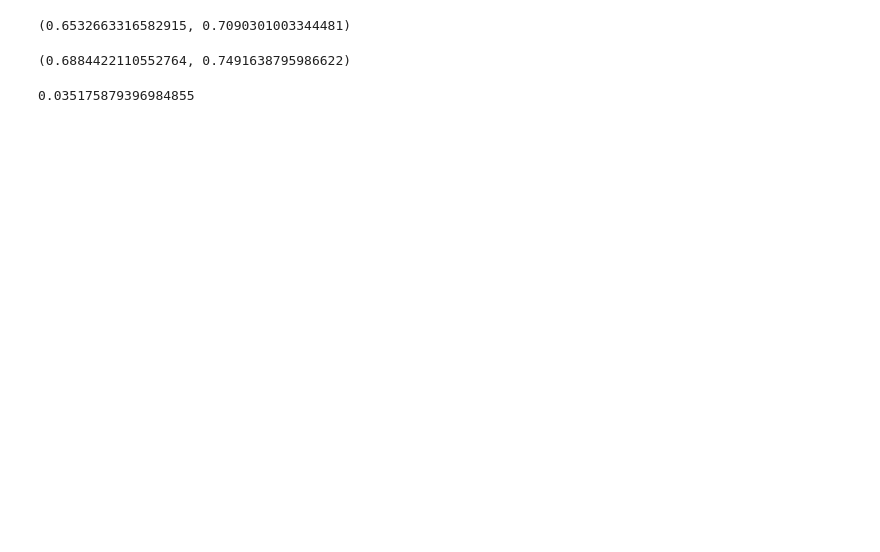
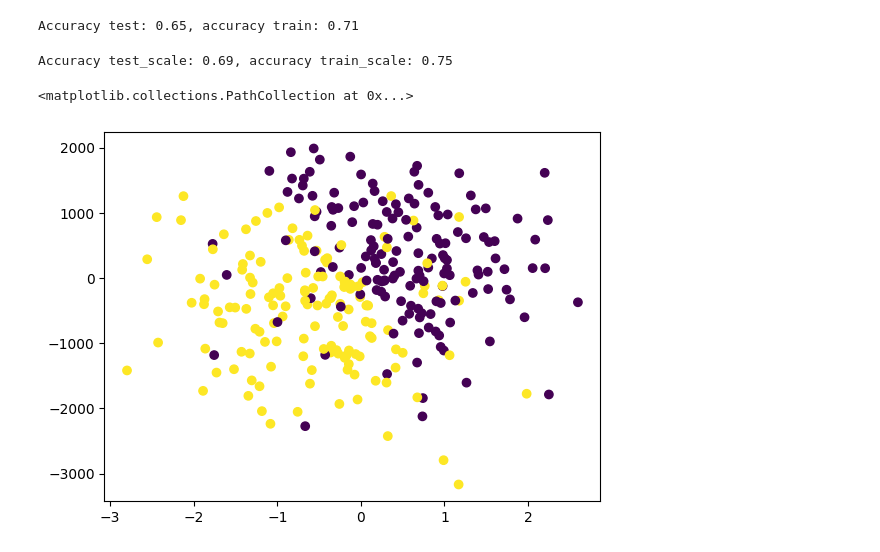
Before and after one commit to AlexeyTri/Home_work_NN, a Jupyter notebook: HomeWork_5.ipynb, the cells around one changed output. Saved outputs shown, nothing was run; the diff lists cells and outputs as text; code cells hidden in the pictures; blank space fills up the shorter version.

```diff
--- a/HomeWork_5.ipynb
+++ b/HomeWork_5.ipynb
@@ -17,24 +33,26 @@ X_test_load = pd.read_csv("https://raw.githubusercontent.com/AlexeyTri/Home_work
 # %%
-y_train = X_train_load.iloc[:, 0]
-y_test = X_test_load.iloc[:, 0]
+y_train = X_train_load.iloc[:, 0].values
+y_test = X_test_load.iloc[:, 0].values
 X_train = X_train_load.iloc[:, 1:].values
 X_test = X_test_load.iloc[:, 1:].values
 # %%
 perceptron = Perceptron(random_state=241)
 perceptron.fit(X_train, y_train)
-accuracy_score(y_test, perceptron.predict(X_test)), accuracy_score(y_train, perceptron.predict(X_train))
+acc_test = np.round(accuracy_score(y_test, perceptron.predict(X_test)), 2).item()
+acc_train = np.round(accuracy_score(y_train, perceptron.predict(X_train)), 2).item()
+
+print(f"Accuracy test: {acc_test}, accuracy train: {acc_train}")
 # %% [output]
-(0.6532663316582915, 0.7090301003344481)
+Accuracy test: 0.65, accuracy train: 0.71
 # %%
 std_scl = StandardScaler()
 X_train_scale = std_scl.fit_transform(X_train)
 X_test_scale = std_scl.transform(X_test)
 # %%
 perceptron.fit(X_train_scale, y_train)
-accuracy_score(y_test, perceptron.predict(X_test_scale)), accuracy_score(y_train, perceptron.predict(X_train_scale))
+acc_test_scale = np.round(accuracy_score(y_test, perceptron.predict(X_test_scale)), 2).item()
+acc_train_scale = np.round(accuracy_score(y_train, perceptron.predict(X_train_scale)), 2).item()
+
+print(f"Accuracy test_scale: {acc_test_scale}, accuracy train_scale: {acc_train_scale}")
 # %% [output]
-(0.6884422110552764, 0.7491638795986622)
+Accuracy test_scale: 0.69, accuracy train_scale: 0.75
-# %%
-accuracy_score(y_test, perceptron.predict(X_test_scale)) - accuracy_score(y_test, perceptron.predict(X_test))
-# %% [output]
-0.035175879396984855
@@ -40,0 +61,8 @@ accuracy_score(y_test, perceptron.predict(X_test_scale)) - accuracy_score(y_test
+# %%
+x = X_train[:, 0]
+y = X_train[:, 1]
+# %%
+plt.scatter(x, y, c=y_train)
+# %% [output]
+<matplotlib.collections.PathCollection at 0x...>
+[figure, added]
```
Also changed, not shown: parts of 4 cells of this notebook.
